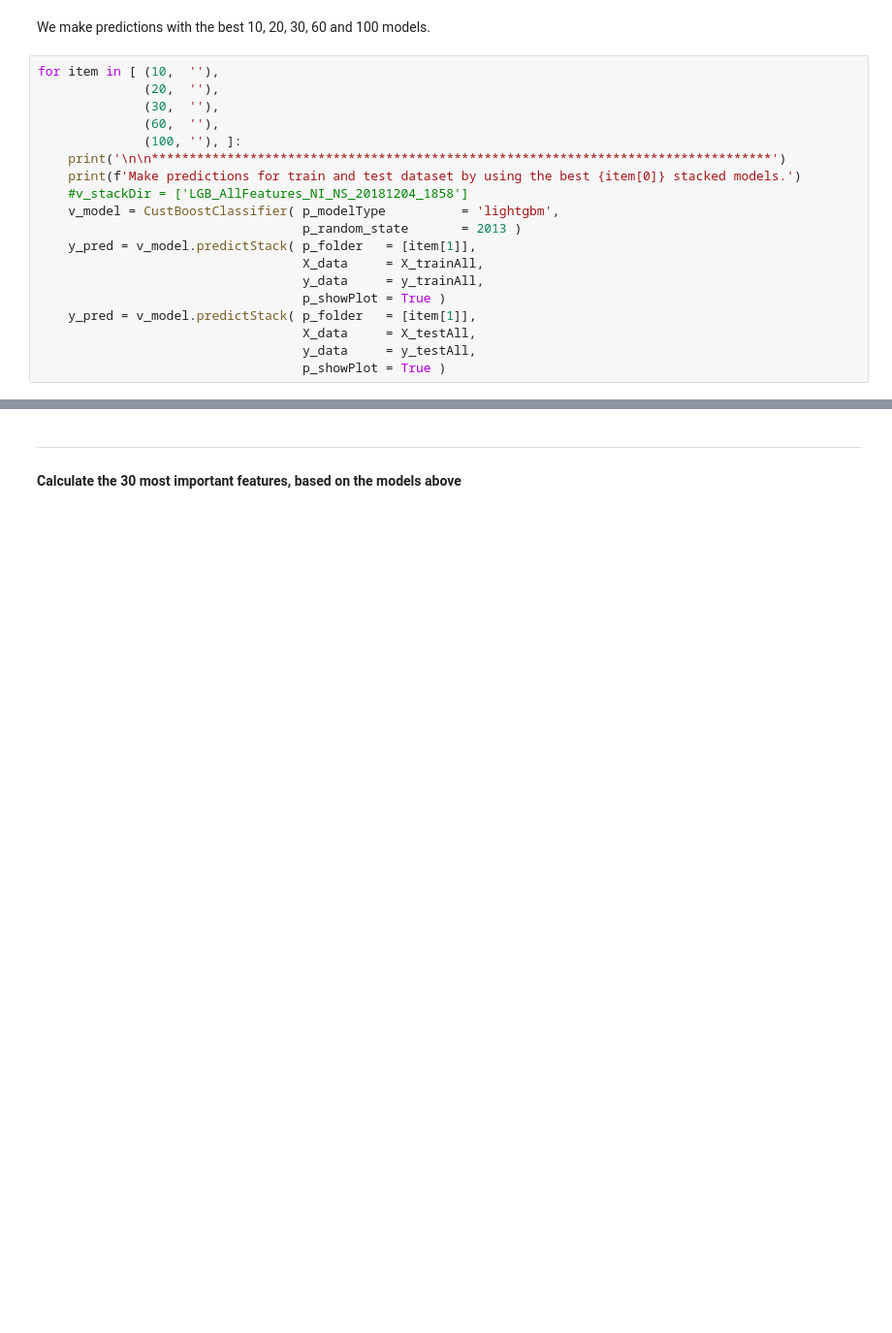
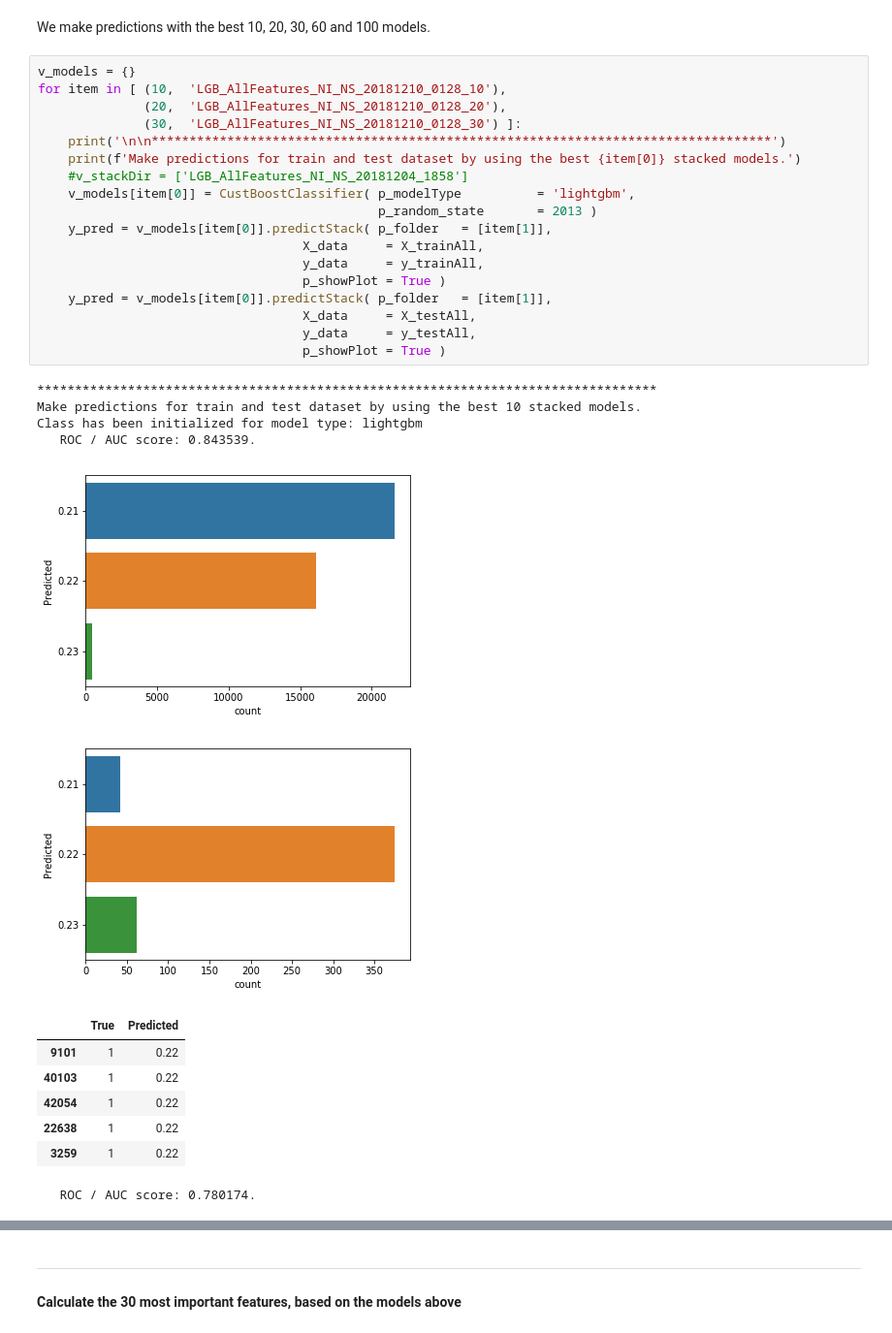
Before and after one commit to lisaro82/Arvato-Financial-Services, a Jupyter notebook: Arvato Project Workbook.ipynb, the cells around one changed output, grey strips where cells are left out. Shown at 97% size. Cells and saved outputs as stored; diff of their text form; blank space fills up the shorter version.

```diff
--- a/Arvato Project Workbook.ipynb
+++ b/Arvato Project Workbook.ipynb
@@ -2068,21 +1766,34 @@ The Bayesian did not find an optimum after 900 trials, so we should do a new sea
 # %% [markdown]
 We make predictions with the best 10, 20, 30, 60 and 100 models.
 # %%
-for item in [ (10,  ''),
-              (20,  ''),
-              (30,  ''),
-              (60,  ''),
-              (100, ''), ]:
+v_models = {}
+for item in [ (10,  'LGB_AllFeatures_NI_NS_20181210_0128_10'),
+              (20,  'LGB_AllFeatures_NI_NS_20181210_0128_20'),
+              (30,  'LGB_AllFeatures_NI_NS_20181210_0128_30') ]:
     print('\n\n**********************************************************************************')
     print(f'Make predictions for train and test dataset by using the best {item[0]} stacked models.')
     #v_stackDir = ['LGB_AllFeatures_NI_NS_20181204_1858']
-    v_model = CustBoostClassifier( p_modelType          = 'lightgbm',
-                                   p_random_state       = 2013 )
-    y_pred = v_model.predictStack( p_folder   = [item[1]],
+    v_models[item[0]] = CustBoostClassifier( p_modelType          = 'lightgbm',
+                                             p_random_state       = 2013 )
+    y_pred = v_models[item[0]].predictStack( p_folder   = [item[1]],
                                    X_data     = X_trainAll,
                                    y_data     = y_trainAll,
                                    p_showPlot = True )
-    y_pred = v_model.predictStack( p_folder   = [item[1]],
+    y_pred = v_models[item[0]].predictStack( p_folder   = [item[1]],
                                    X_data     = X_testAll,
                                    y_data     = y_testAll,
                                    p_showPlot = True )
+# %% [output]
+**********************************************************************************
+Make predictions for train and test dataset by using the best 10 stacked models.
+Class has been initialized for model type: lightgbm
+   ROC / AUC score: 0.843539.
+[figure, added]
+[figure, added]
+|  | True | Predicted |
+| 9101 | 1 | 0.22 |
+| 40103 | 1 | 0.22 |
+| 42054 | 1 | 0.22 |
+| 22638 | 1 | 0.22 |
+| 3259 | 1 | 0.22 |
+   ROC / AUC score: 0.780174.
```
Also changed, not shown: parts of 22 cells of this notebook.
